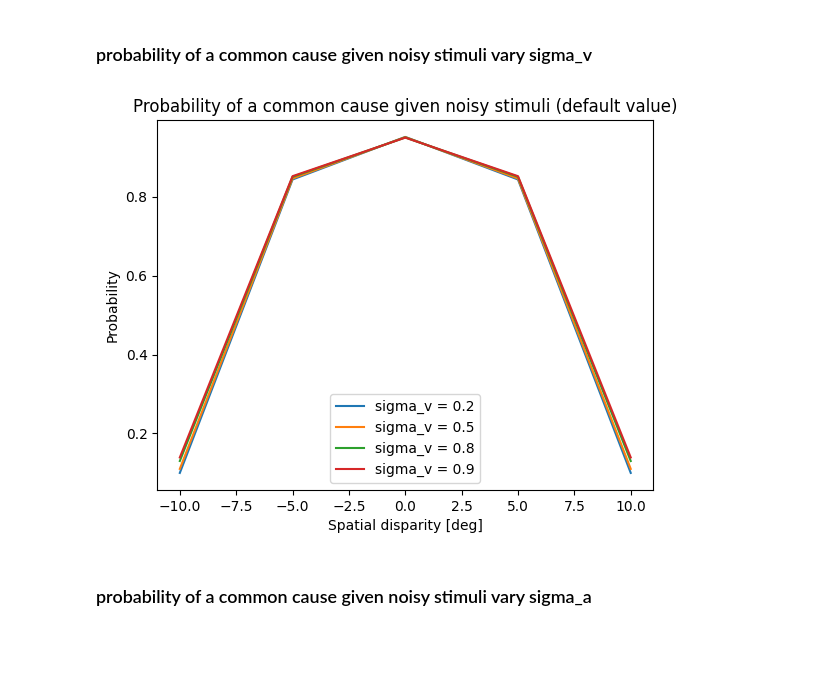
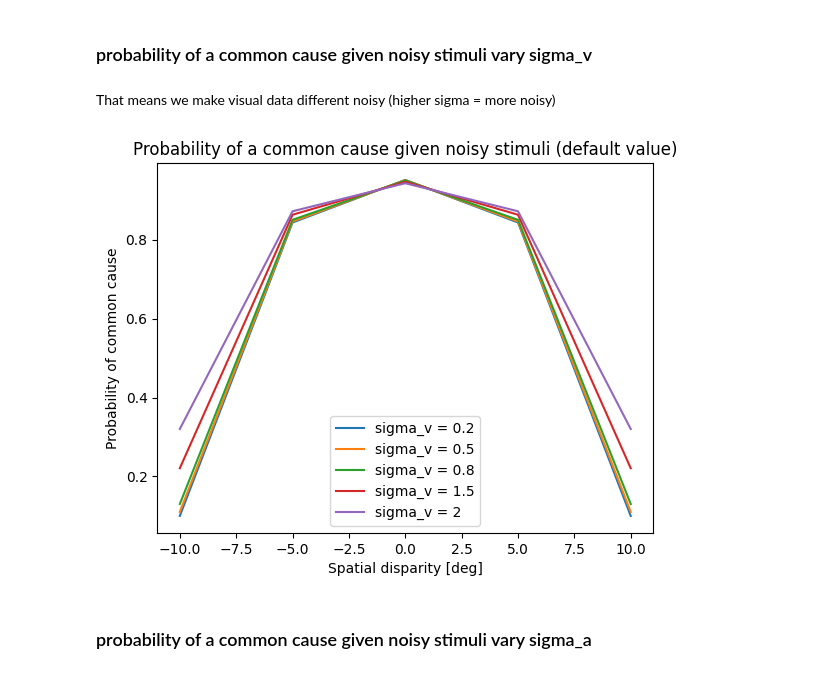
Before and after one commit to Anina2407/Causal-Inference-in-Multisensory-Perception, a Jupyter notebook: msi.ipynb, the cells around one changed output. Cells and saved outputs as stored; diff of their text form; code cells hidden in the pictures; blank space fills up the shorter version.

```diff
--- a/msi.ipynb
+++ b/msi.ipynb
@@ -73,22 +77,24 @@ plt.show()
 [figure]
 # %% [markdown]
 ### probability of a common cause given noisy stimuli vary sigma_v
+# %% [markdown]
+That means we make visual data different noisy (higher sigma = more noisy)
 # %%
-sigma_v_difference = [0.2, 0.5, 0.8, 0.9]
+sigma_v_difference = [0.2, 0.5, 0.8, 1.5, 2]
 sigma_v_dict = {}
 for sigma_v in sigma_v_difference:
     P_C1_values = P_C1_given_perception(x_v_values, x_a_values, sigma_v=sigma_v)
     sigma_v_dict[sigma_v] = P_C1_values
 
 for sigma_v, p_values in sigma_v_dict.items():
     plt.plot(x_diff, p_values, label= f'sigma_v = {sigma_v}')
 plt.xlabel('Spatial disparity [deg]')
 plt.ylabel('Probability of common cause')
 plt.title('Probability of a common cause given noisy stimuli (default value)')
 plt.legend()
 plt.show()
 # %% [output]
-[figure, old version]
+[figure, new version]
 # %% [markdown]
 ### probability of a common cause given noisy stimuli vary sigma_a
 # %% [markdown]
```
Also changed, not shown: parts of 4 cells of this notebook.
